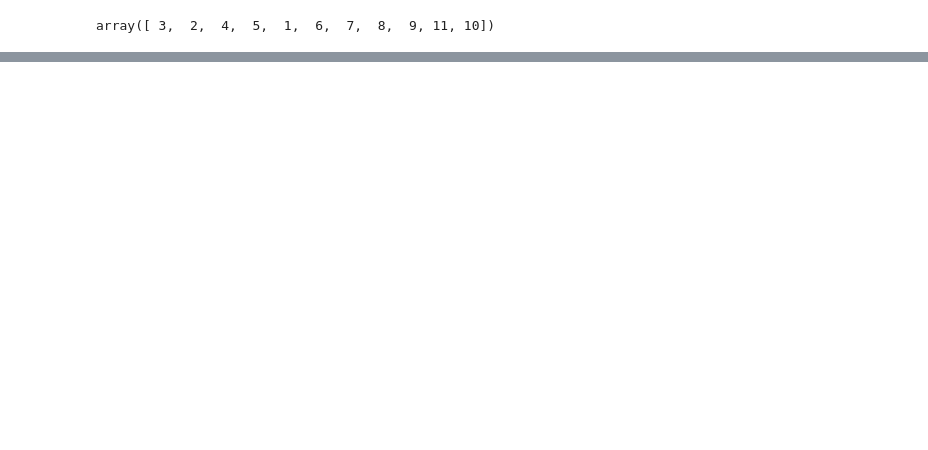
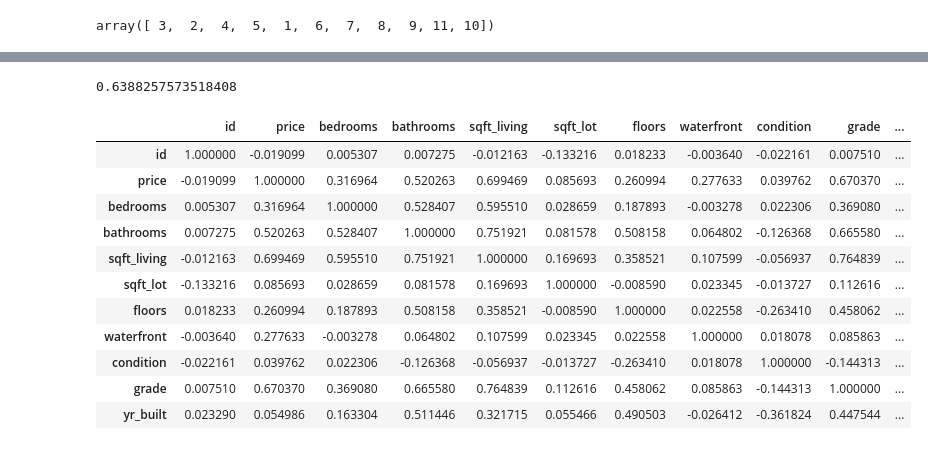
Before and after one commit to soledadmusella/dsc-mod-2-project-v2-1, a Jupyter notebook: index.ipynb, the cells around one changed output, grey strips where cells are left out. Saved outputs shown, nothing was run; the diff lists cells and outputs as text; code cells hidden in the pictures; blank space fills up the shorter version.

```diff
--- a/index.ipynb
+++ b/index.ipynb
@@ -175,0 +245,6 @@ array([1.  , 2.25, 3.  , 2.  , 4.5 , 1.5 , 2.5 , 1.75, 2.75, 3.25, 4.  ,
+# %%
+lin_reg = LinearRegression(fit_intercept=True)
+lin_reg.fit(X_train,y_train)
+lin_reg.score(X_test,y_test)
+# %% [output]
+0.6388257573518408
@@ -175,0 +255,16 @@ array([1.  , 2.25, 3.  , 2.  , 4.5 , 1.5 , 2.5 , 1.75, 2.75, 3.25, 4.  ,
+# %%
+corr= kc_house.corr()
+corr
+# %% [output]
+|  | id | price | bedrooms | bathrooms | sqft_living | sqft_lot | floors | waterfront | condition | grade | ... |
+| id | 1.000000 | -0.019099 | 0.005307 | 0.007275 | -0.012163 | -0.133216 | 0.018233 | -0.003640 | -0.022161 | 0.007510 | ... |
+| price | -0.019099 | 1.000000 | 0.316964 | 0.520263 | 0.699469 | 0.085693 | 0.260994 | 0.277633 | 0.039762 | 0.670370 | ... |
+| bedrooms | 0.005307 | 0.316964 | 1.000000 | 0.528407 | 0.595510 | 0.028659 | 0.187893 | -0.003278 | 0.022306 | 0.369080 | ... |
+| bathrooms | 0.007275 | 0.520263 | 0.528407 | 1.000000 | 0.751921 | 0.081578 | 0.508158 | 0.064802 | -0.126368 | 0.665580 | ... |
+| sqft_living | -0.012163 | 0.699469 | 0.595510 | 0.751921 | 1.000000 | 0.169693 | 0.358521 | 0.107599 | -0.056937 | 0.764839 | ... |
+| sqft_lot | -0.133216 | 0.085693 | 0.028659 | 0.081578 | 0.169693 | 1.000000 | -0.008590 | 0.023345 | -0.013727 | 0.112616 | ... |
+| floors | 0.018233 | 0.260994 | 0.187893 | 0.508158 | 0.358521 | -0.008590 | 1.000000 | 0.022558 | -0.263410 | 0.458062 | ... |
+| waterfront | -0.003640 | 0.277633 | -0.003278 | 0.064802 | 0.107599 | 0.023345 | 0.022558 | 1.000000 | 0.018078 | 0.085863 | ... |
+| condition | -0.022161 | 0.039762 | 0.022306 | -0.126368 | -0.056937 | -0.013727 | -0.263410 | 0.018078 | 1.000000 | -0.144313 | ... |
+| grade | 0.007510 | 0.670370 | 0.369080 | 0.665580 | 0.764839 | 0.112616 | 0.458062 | 0.085863 | -0.144313 | 1.000000 | ... |
+| yr_built | 0.023290 | 0.054986 | 0.163304 | 0.511446 | 0.321715 | 0.055466 | 0.490503 | -0.026412 | -0.361824 | 0.447544 | ... |
```
Also changed, not shown: parts of 53 cells of this notebook.
